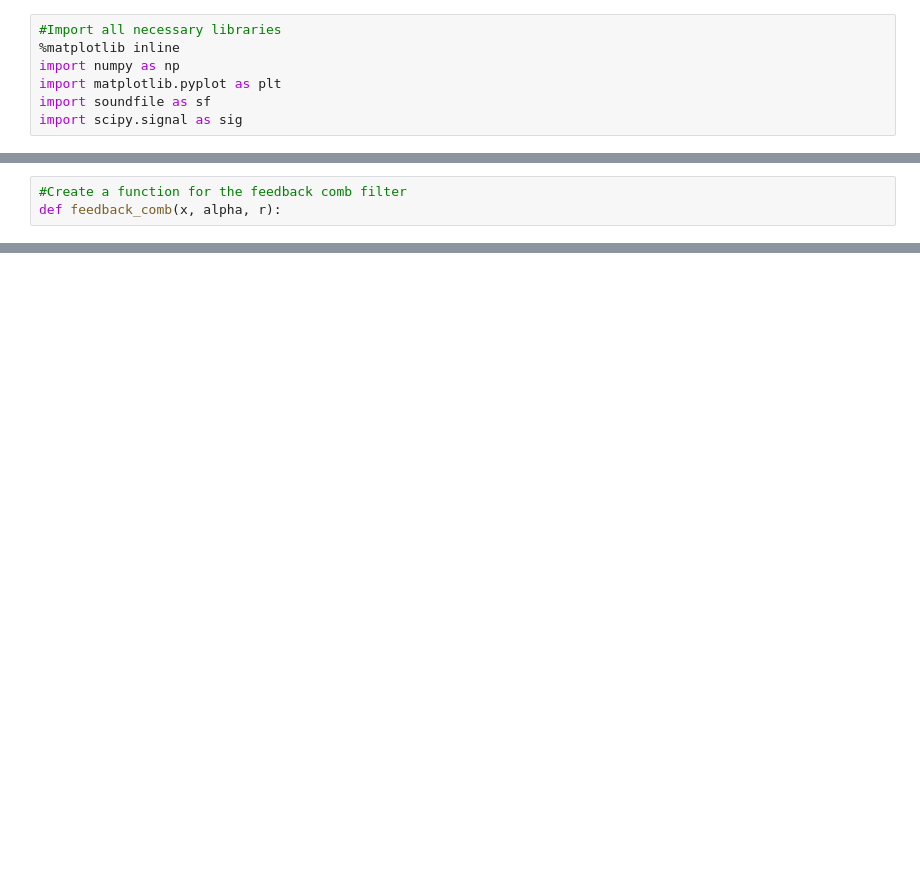
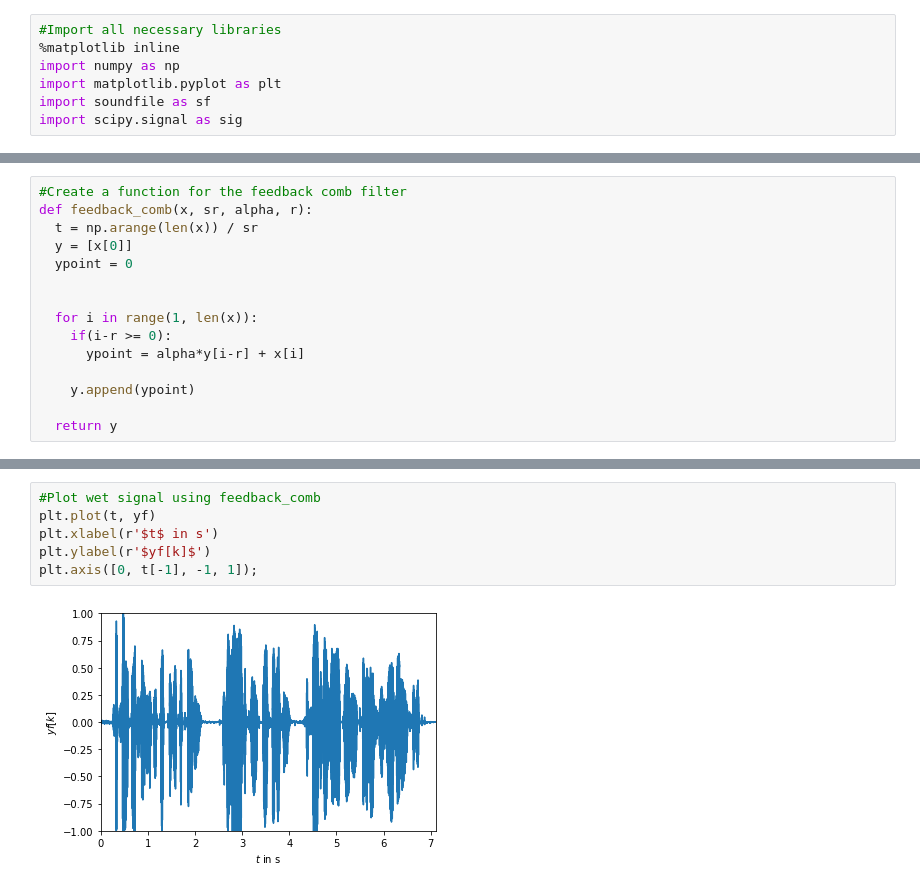
Before and after one commit to ndcoles1420/ECEN314, a Jupyter notebook: PythonSoundProject.ipynb, the cells around one changed output, grey strips where cells are left out. Saved outputs shown, nothing was run; the diff lists cells and outputs as text; blank space fills up the shorter version.

```diff
--- a/PythonSoundProject.ipynb
+++ b/PythonSoundProject.ipynb
@@ -21,8 +23,20 @@ def multi_echo(x, sr, alpha, r, n):
     y.append(ypoint)
 
   return y
-# %%
-#Create a function for the feedback comb filter
-def feedback_comb(x, alpha, r):
+# %%
+#Create a function for the feedback comb filter
+def feedback_comb(x, sr, alpha, r):
+  t = np.arange(len(x)) / sr
+  y = [x[0]]
+  ypoint = 0
+
+
+  for i in range(1, len(x)):
+    if(i-r >= 0):
+      ypoint = alpha*y[i-r] + x[i]
+
+    y.append(ypoint)
+
+  return y
 # %%
 #Get the dry signal
@@ -36,0 +76,8 @@ yf = feedback_comb(x, sr, alpha, r)
+# %%
+#Plot wet signal using feedback_comb
+plt.plot(t, yf)
+plt.xlabel(r'$t$ in s')
+plt.ylabel(r'$yf[k]$')
+plt.axis([0, t[-1], -1, 1]);
+# %% [output]
+[figure, added]
```
Also changed, not shown: parts of 4 cells of this notebook.
